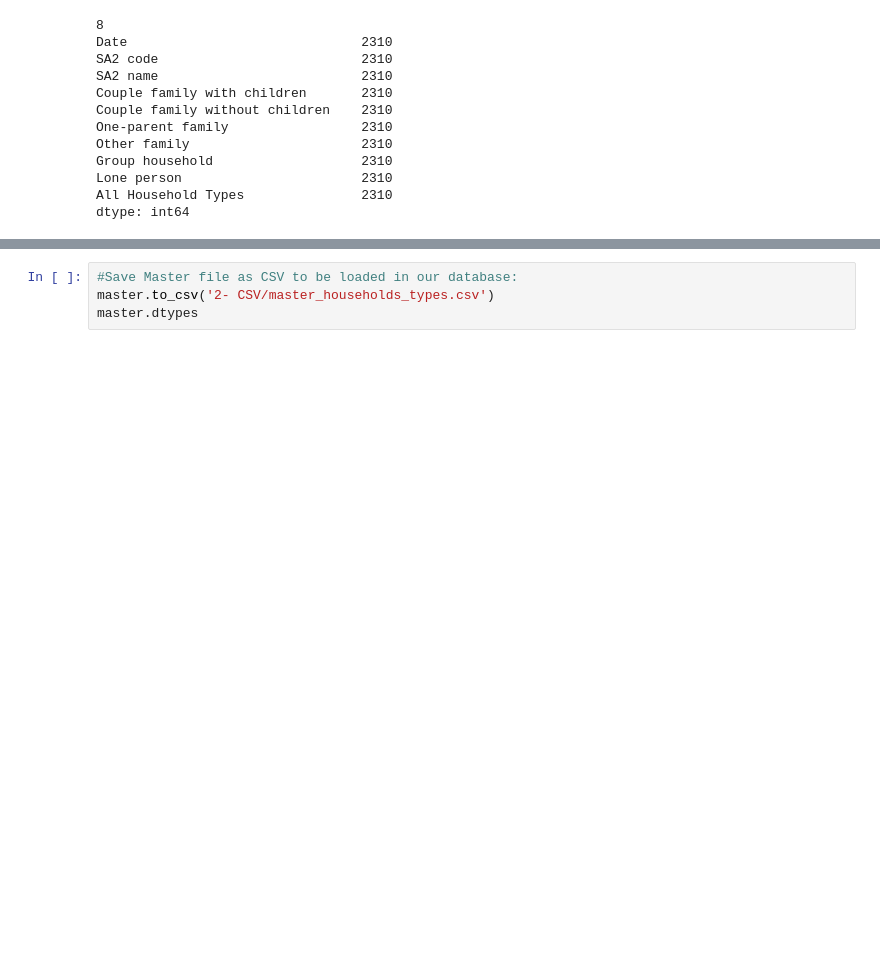
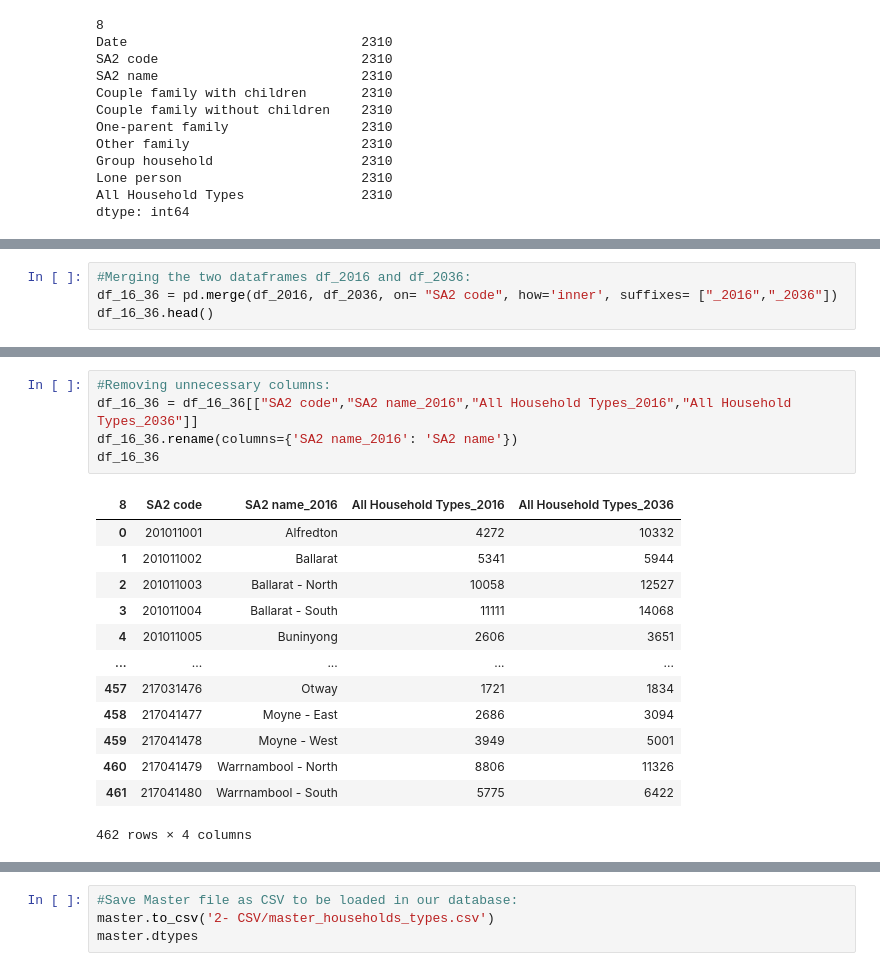
Before and after one commit to babetteblanquet/ETL_project, a Jupyter notebook: Household_types_Transformation.ipynb, the cells around one changed output, grey strips where cells are left out. Drawn from its saved outputs; the diff is of its cells as text; blank space fills up the shorter version.

```diff
--- a/Household_types_Transformation.ipynb
+++ b/Household_types_Transformation.ipynb
@@ -412,0 +528,4 @@ We can see some SA2 areas have no household in these areas. As an example, peopl
+# %%
+#Merging the two dataframes df_2016 and df_2036:
+df_16_36 = pd.merge(df_2016, df_2036, on= "SA2 code", how='inner', suffixes= ["_2016","_2036"])
+df_16_36.head()
@@ -412,0 +539,19 @@ We can see some SA2 areas have no household in these areas. As an example, peopl
+# %%
+#Removing unnecessary columns:
+df_16_36 = df_16_36[["SA2 code","SA2 name_2016","All Household Types_2016","All Household Types_2036"]]
+df_16_36.rename(columns={'SA2 name_2016': 'SA2 name'})
+df_16_36
+# %% [output]
+| 8 | SA2 code | SA2 name_2016 | All Household Types_2016 | All Household Types_2036 |
+| 0 | 201011001 | Alfredton | 4272 | 10332 |
+| 1 | 201011002 | Ballarat | 5341 | 5944 |
+| 2 | 201011003 | Ballarat - North | 10058 | 12527 |
+| 3 | 201011004 | Ballarat - South | 11111 | 14068 |
+| 4 | 201011005 | Buninyong | 2606 | 3651 |
+| ... | ... | ... | ... | ... |
+| 457 | 217031476 | Otway | 1721 | 1834 |
+| 458 | 217041477 | Moyne - East | 2686 | 3094 |
+| 459 | 217041478 | Moyne - West | 3949 | 5001 |
+| 460 | 217041479 | Warrnambool - North | 8806 | 11326 |
+| 461 | 217041480 | Warrnambool - South | 5775 | 6422 |
+462 rows × 4 columns
```
Also changed, not shown: parts of 34 cells of this notebook.
